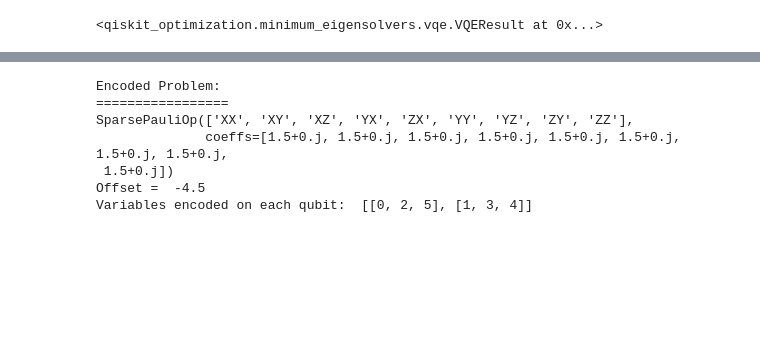
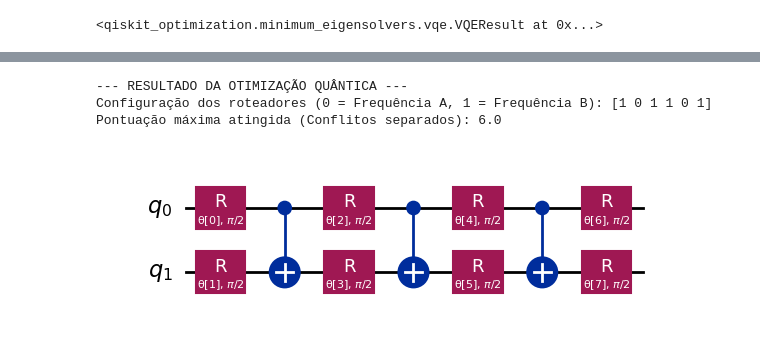
Before and after one commit to BryanYunche/QuantumRandomAcessOptimization-Apresentacao, a Jupyter notebook: quantumrandomacess.ipynb, the cells around one changed output, grey strips where cells are left out. Saved outputs shown, nothing was run; the diff lists cells and outputs as text; code cells hidden in the pictures; blank space fills up the shorter version.

```diff
--- a/quantumrandomacess.ipynb
+++ b/quantumrandomacess.ipynb
@@ -320,23 +283,0 @@ Approximation Ratio: 1.00
-# %%
-from qiskit.primitives import StatevectorSampler
-from qiskit_optimization.algorithms.qrao import MagicRounding
-
-estimator = StatevectorEstimator()
-sampler = StatevectorSampler(seed=seed, default_shots=10000)
-
-# Prepare the VQE algorithm
-ansatz = real_amplitudes(2)
-vqe = VQE(
-    ansatz=ansatz,
-    optimizer=COBYLA(),
-    estimator=estimator,
-)
-
-
-# Use magic rounding
-magic_rounding = MagicRounding(sampler=sampler)
-
-# Construct the optimizer
-qrao = QuantumRandomAccessOptimizer(min_eigen_solver=vqe, rounding_scheme=magic_rounding)
-
-results = qrao.solve(problem)
@@ -460,16 +307,0 @@ Subject to
-# %%
-encoding = QuantumRandomAccessEncoding(max_vars_per_qubit=3)
-encoding.encode(problem)
-
-print("Encoded Problem:\n=================")
-print(encoding.qubit_op)  # The Hamiltonian without the offset
-print("Offset = ", encoding.offset)
-print("Variables encoded on each qubit: ", encoding.q2vars)
-# %% [output]
-Encoded Problem:
-=================
-SparsePauliOp(['XX', 'XY', 'XZ', 'YX', 'ZX', 'YY', 'YZ', 'ZY', 'ZZ'],
-              coeffs=[1.5+0.j, 1.5+0.j, 1.5+0.j, 1.5+0.j, 1.5+0.j, 1.5+0.j, 1.5+0.j, 1.5+0.j,
- 1.5+0.j])
-Offset =  -4.5
-Variables encoded on each qubit:  [[0, 2, 5], [1, 3, 4]]
@@ -488,0 +308,13 @@ for str_dvars, obj_val, encoded_obj_val in verifier:
+# %%
+# Abre a "caixa vermelha" e mostra a melhor configuração encontrada!
+print("--- RESULTADO DA OTIMIZAÇÃO QUÂNTICA ---")
+print(f"Configuração dos roteadores (0 = Frequência A, 1 = Frequência B): {results.x}")
+print(f"Pontuação máxima atingida (Conflitos separados): {results.fval}")
+
+# Para forçar o Colab a mostrar o desenho do circuito, coloque-o como a última linha da célula:
+ansatz.decompose().draw('mpl')
+# %% [output]
+--- RESULTADO DA OTIMIZAÇÃO QUÂNTICA ---
+Configuração dos roteadores (0 = Frequência A, 1 = Frequência B): [1 0 1 1 0 1]
+Pontuação máxima atingida (Conflitos separados): 6.0
+[figure, added]
```
Also changed, not shown: parts of 16 cells of this notebook.
